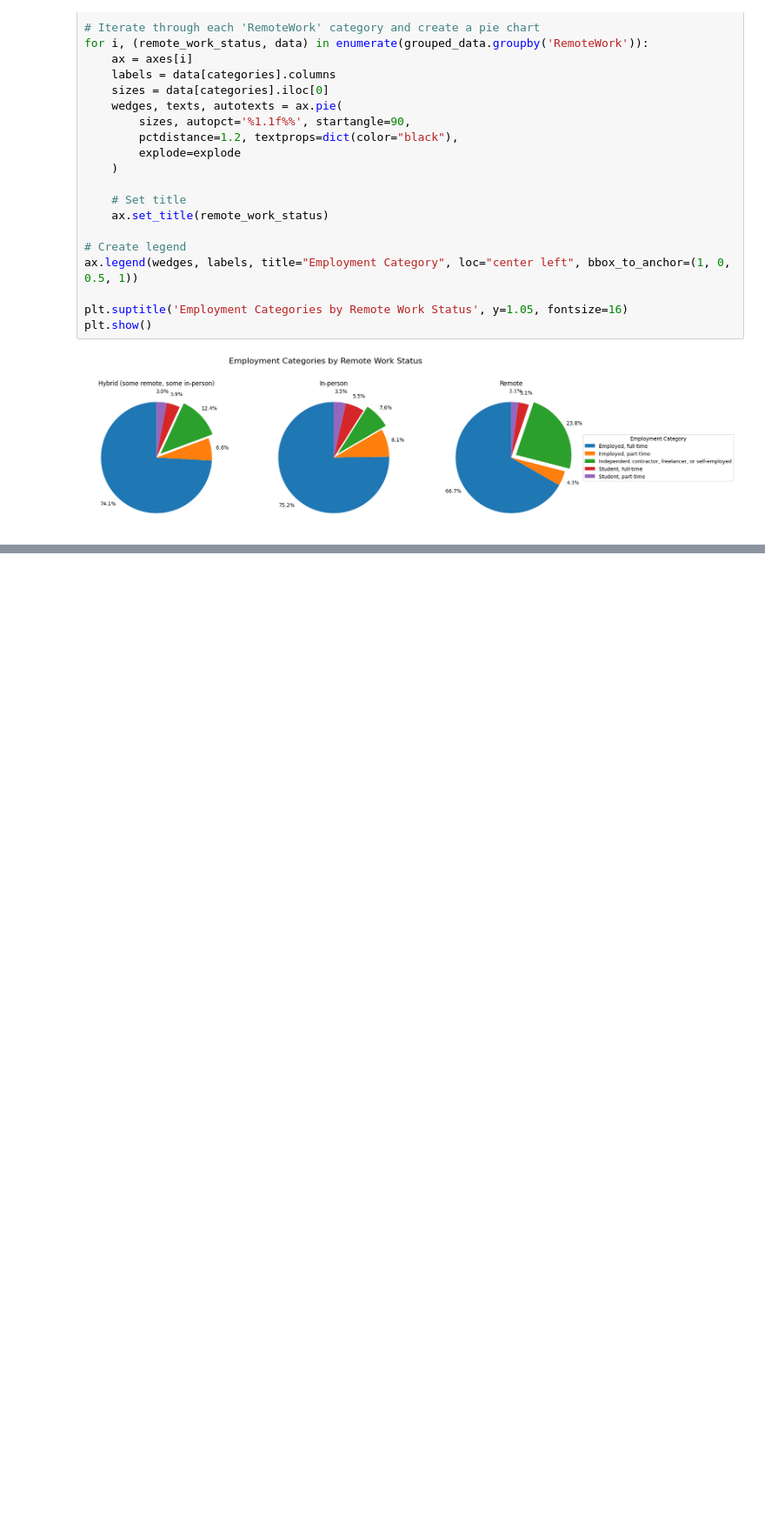
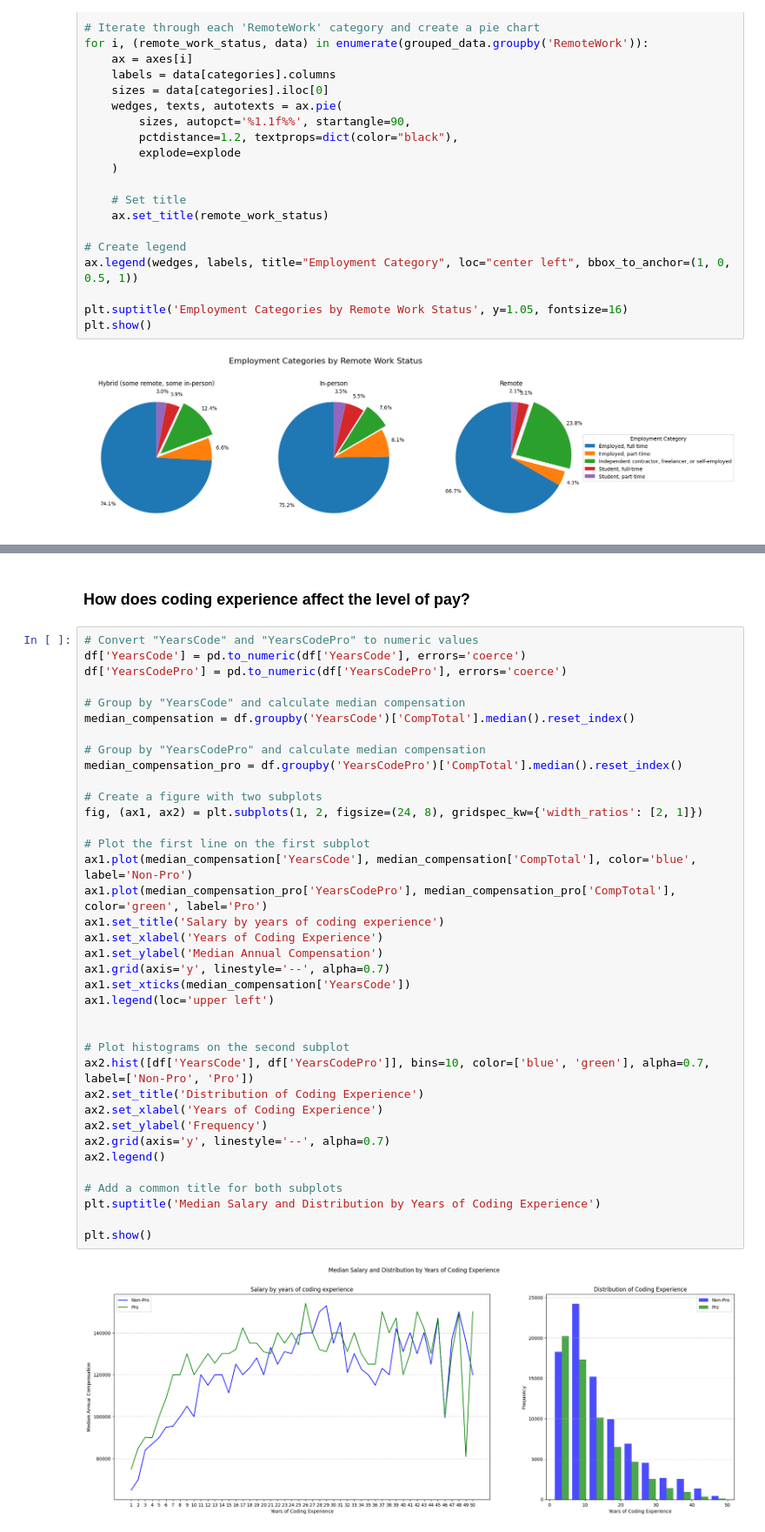
Before and after one commit to YKarsten/Annual-developer-survey-analysis, a Jupyter notebook: SO-2023-survey.ipynb, the cells around one changed output, grey strips where cells are left out. Shown at 87% size. Cells and saved outputs as stored; diff of their text form; blank space fills up the shorter version.

```diff
--- a/SO-2023-survey.ipynb
+++ b/SO-2023-survey.ipynb
@@ -540,0 +587,41 @@ grouped_data_sorted = grouped_data.loc[percentage_remote.sort_values(ascending=F
+# %% [markdown]
+### How does coding experience affect the level of pay?
+# %%
+# Convert "YearsCode" and "YearsCodePro" to numeric values
+df['YearsCode'] = pd.to_numeric(df['YearsCode'], errors='coerce')
+df['YearsCodePro'] = pd.to_numeric(df['YearsCodePro'], errors='coerce')
+
+# Group by "YearsCode" and calculate median compensation
+median_compensation = df.groupby('YearsCode')['CompTotal'].median().reset_index()
+
+# Group by "YearsCodePro" and calculate median compensation
+median_compensation_pro = df.groupby('YearsCodePro')['CompTotal'].median().reset_index()
+
+# Create a figure with two subplots
+fig, (ax1, ax2) = plt.subplots(1, 2, figsize=(24, 8), gridspec_kw={'width_ratios': [2, 1]})
+
+# Plot the first line on the first subplot
+ax1.plot(median_compensation['YearsCode'], median_compensation['CompTotal'], color='blue', label='Non-Pro')
+ax1.plot(median_compensation_pro['YearsCodePro'], median_compensation_pro['CompTotal'], color='green', label='Pro')
+ax1.set_title('Salary by years of coding experience')
+ax1.set_xlabel('Years of Coding Experience')
+ax1.set_ylabel('Median Annual Compensation')
+ax1.grid(axis='y', linestyle='--', alpha=0.7)
+ax1.set_xticks(median_compensation['YearsCode'])
+ax1.legend(loc='upper left')
+
+
+# Plot histograms on the second subplot
+ax2.hist([df['YearsCode'], df['YearsCodePro']], bins=10, color=['blue', 'green'], alpha=0.7, label=['Non-Pro', 'Pro'])
+ax2.set_title('Distribution of Coding Experience')
+ax2.set_xlabel('Years of Coding Experience')
+ax2.set_ylabel('Frequency')
+ax2.grid(axis='y', linestyle='--', alpha=0.7)
+ax2.legend()
+
+# Add a common title for both subplots
+plt.suptitle('Median Salary and Distribution by Years of Coding Experience')
+
+plt.show()
+# %% [output]
+[figure, added]
```
Also changed, not shown: parts of 9 cells of this notebook.
